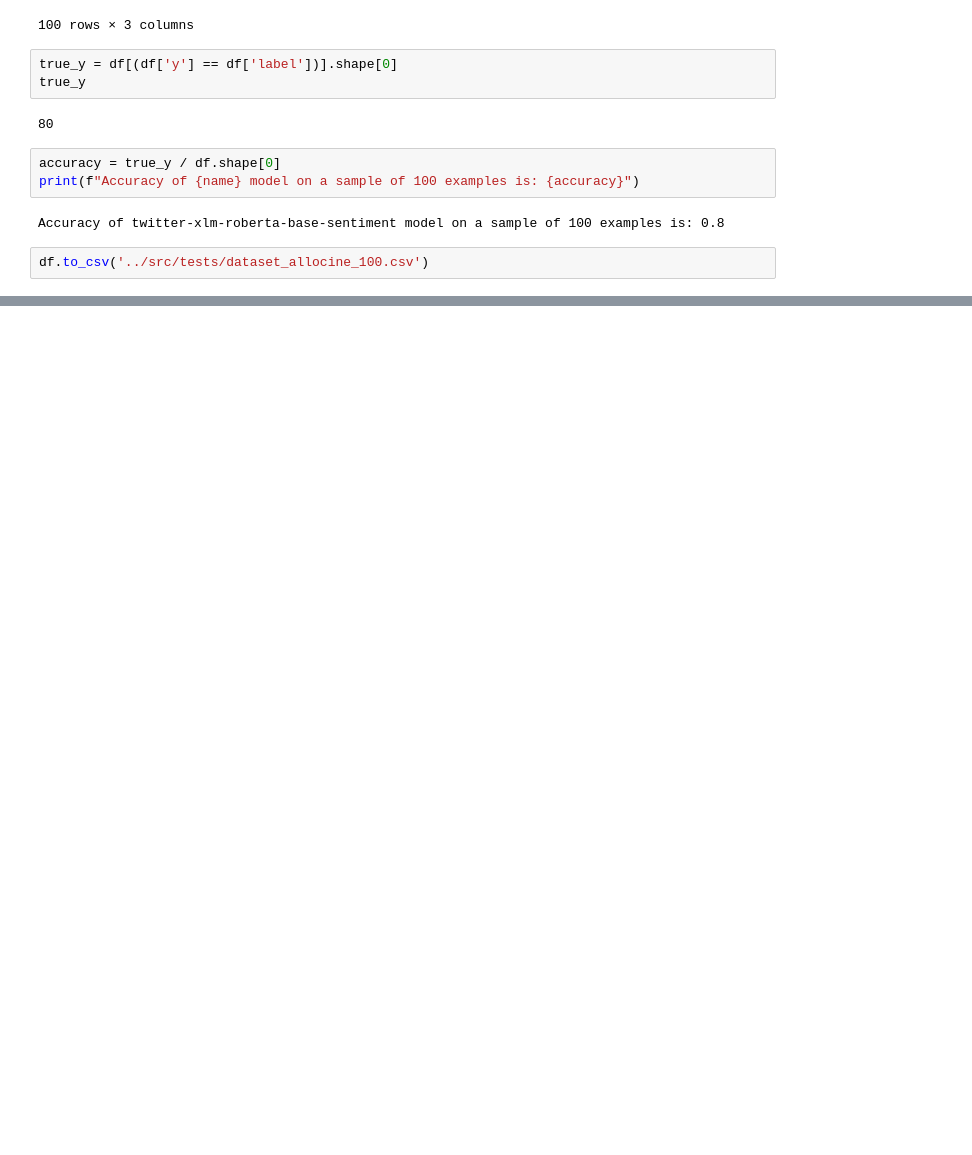
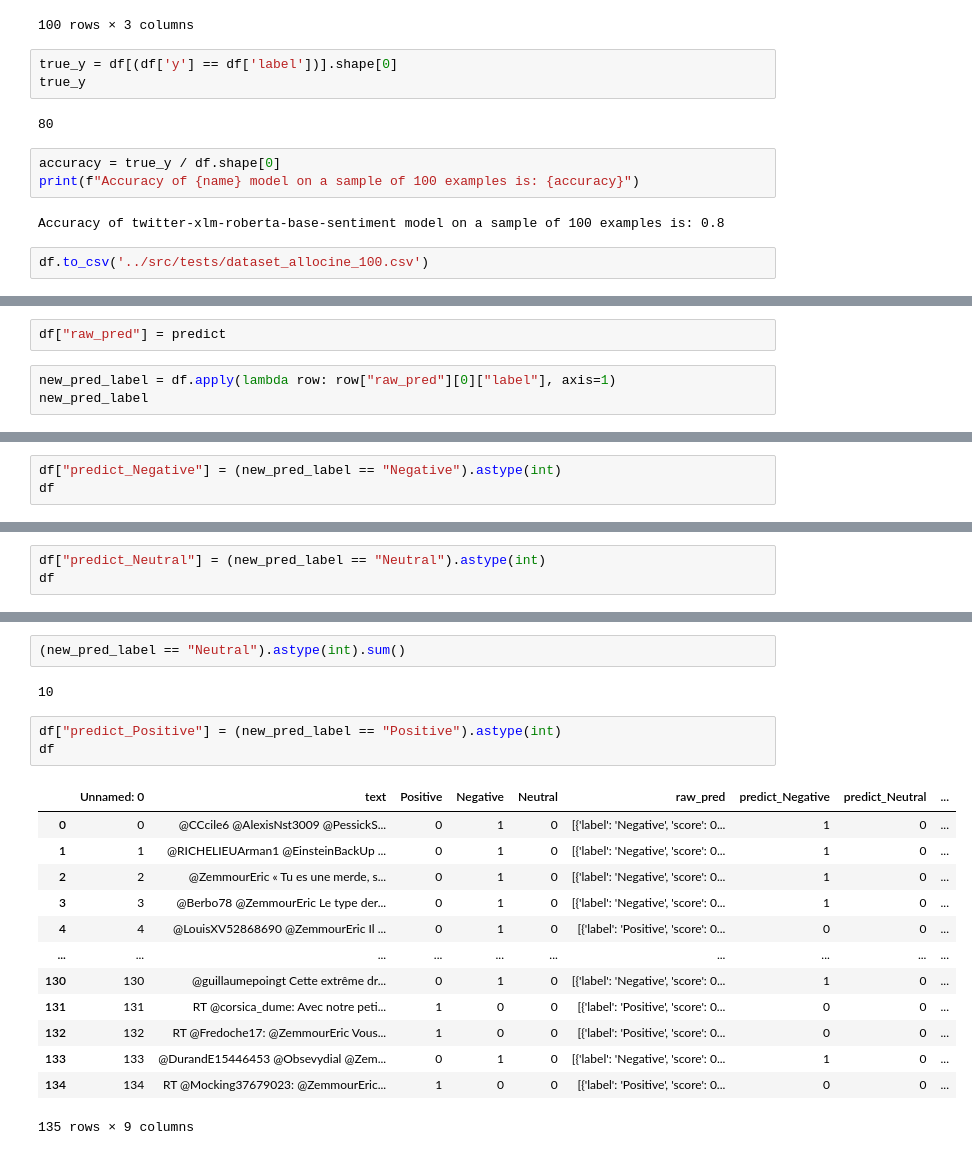
Before and after one commit to 42-AI/SentimentalBB, a Jupyter notebook: notebooks/twitter_xlm_roberta_base_sentiment.ipynb, the cells around one changed output, grey strips where cells are left out. Cells and saved outputs as stored; diff of their text form; blank space fills up the shorter version.

Commit message:
feat(models): hugging face can predict on csv

```diff
--- a/notebooks/twitter_xlm_roberta_base_sentiment.ipynb
+++ b/notebooks/twitter_xlm_roberta_base_sentiment.ipynb
@@ -103,0 +291,5 @@ df.to_csv('../src/tests/dataset_allocine_100.csv')
+# %%
+df["raw_pred"] = predict
+# %%
+new_pred_label = df.apply(lambda row: row["raw_pred"][0]["label"], axis=1)
+new_pred_label
@@ -103,0 +325,3 @@ df.to_csv('../src/tests/dataset_allocine_100.csv')
+# %%
+df["predict_Negative"] = (new_pred_label == "Negative").astype(int)
+df
@@ -103,0 +342,3 @@ df.to_csv('../src/tests/dataset_allocine_100.csv')
+# %%
+df["predict_Neutral"] = (new_pred_label == "Neutral").astype(int)
+df
@@ -103,0 +359,21 @@ df.to_csv('../src/tests/dataset_allocine_100.csv')
+# %%
+(new_pred_label == "Neutral").astype(int).sum()
+# %% [output]
+10
+# %%
+df["predict_Positive"] = (new_pred_label == "Positive").astype(int)
+df
+# %% [output]
+|  | Unnamed: 0 | text | Positive | Negative | Neutral | raw_pred | predict_Negative | predict_Neutral | ... |
+| 0 | 0 | @CCcile6 @AlexisNst3009 @PessickS... | 0 | 1 | 0 | [{'label': 'Negative', 'score': 0... | 1 | 0 | ... |
+| 1 | 1 | @RICHELIEUArman1 @EinsteinBackUp ... | 0 | 1 | 0 | [{'label': 'Negative', 'score': 0... | 1 | 0 | ... |
+| 2 | 2 | @ZemmourEric « Tu es une merde, s... | 0 | 1 | 0 | [{'label': 'Negative', 'score': 0... | 1 | 0 | ... |
+| 3 | 3 | @Berbo78 @ZemmourEric Le type der... | 0 | 1 | 0 | [{'label': 'Negative', 'score': 0... | 1 | 0 | ... |
+| 4 | 4 | @LouisXV52868690 @ZemmourEric Il ... | 0 | 1 | 0 | [{'label': 'Positive', 'score': 0... | 0 | 0 | ... |
+| ... | ... | ... | ... | ... | ... | ... | ... | ... | ... |
+| 130 | 130 | @guillaumepoingt Cette extrême dr... | 0 | 1 | 0 | [{'label': 'Negative', 'score': 0... | 1 | 0 | ... |
+| 131 | 131 | RT @corsica_dume: Avec notre peti... | 1 | 0 | 0 | [{'label': 'Positive', 'score': 0... | 0 | 0 | ... |
+| 132 | 132 | RT @Fredoche17: @ZemmourEric Vous... | 1 | 0 | 0 | [{'label': 'Positive', 'score': 0... | 0 | 0 | ... |
+| 133 | 133 | @DurandE15446453 @Obsevydial @Zem... | 0 | 1 | 0 | [{'label': 'Negative', 'score': 0... | 1 | 0 | ... |
+| 134 | 134 | RT @Mocking37679023: @ZemmourEric... | 1 | 0 | 0 | [{'label': 'Positive', 'score': 0... | 0 | 0 | ... |
+135 rows × 9 columns
```
Also changed, not shown: parts of 38 cells of this notebook, 4 other files.
